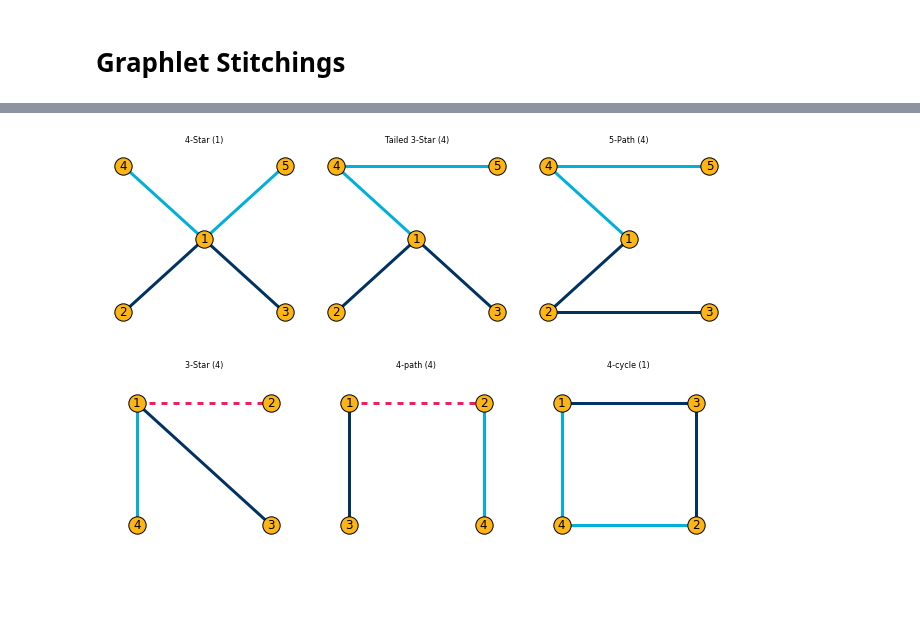
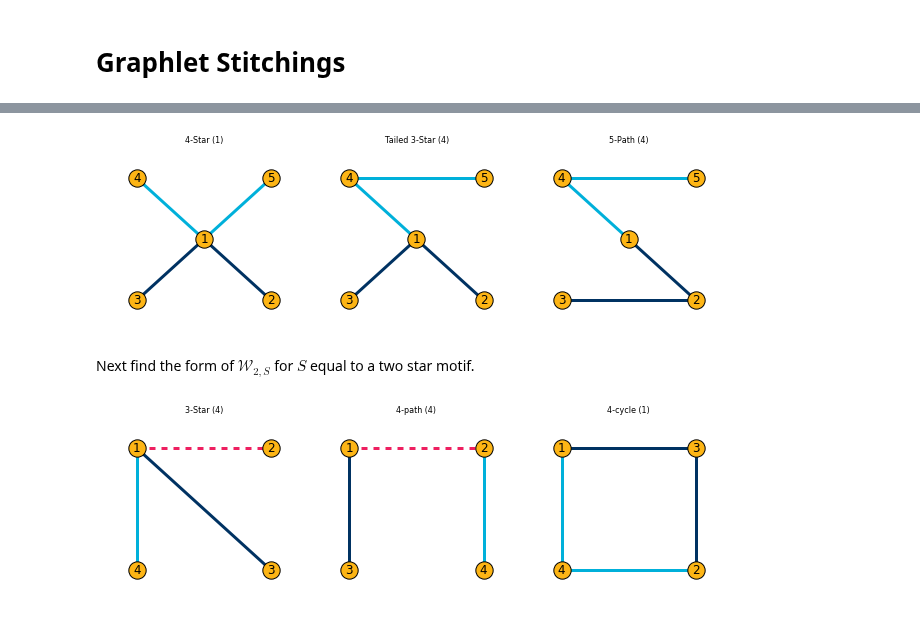
Before and after one commit to bryangraham/short_courses, a Jupyter notebook: CORE_Winter_School/Notebooks/CORE_Notebook_3.ipynb, the cells around one changed output, grey strips where cells are left out. Drawn from its saved outputs; the diff is of its cells as text; code cells hidden in the pictures; blank space fills up the shorter version.

```diff
--- a/CORE_Winter_School/Notebooks/CORE_Notebook_3.ipynb
+++ b/CORE_Winter_School/Notebooks/CORE_Notebook_3.ipynb
@@ -264,9 +271,9 @@ for tetrad in range(0,len(tetrad_isomorphisms)):
 #- common.                           -#
 #-------------------------------------#
 
-#--------------------------------------------------#
-#- CASE: T,U equals S = two star triad with q = 1 -#
-#--------------------------------------------------#
+#----------------------------------------------------#
+#- CASE 1: T,U equals S = two star triad with q = 1 -#
+#----------------------------------------------------#
 
 # Node lists for T and U with q nodes in common
 T_nodes = [1,2,3]
@@ -284,6 +291,7 @@ W_q_set    = []
 # Form initial list of possible W_q wirings
 # Loop over all pairs of T and U wirings and join
 # edge lists to create a W_q Graph if valid to do so
+# NOTE: with q = 1, all possible joinings are valid; no need to check additional conditions in definition
 for T in T_iso:
     for U in U_iso:
         W_q = nx.Graph()
@@ -310,35 +318,37 @@ W_q1_names = ["4-Star (1)", "Tailed 3-Star (4)", "5-Path (4)"]
 
 W_q1_twostar_fig = plt.figure(figsize=(9, 3))
 
 # Unions of asymmetic dyad graphlets defined on three nodes (i.e., one node in common)
 # Position Nodes
-node_pos = {1: [0,0], 2: [-2,-2], 3: [2,-2], 4: [-2,2], 5: [2,2]}
+node_pos = {4: [0,2], 5: [2,2], 2: [2,0], 3: [0,0], 1: [1,1]}
 
 for w in range(0,len(W_q_set)):
     ax = 'ax'+str(w)
     ax = W_q1_twostar_fig.add_subplot(1,3,w+1)
 
     # Get colors and styles for edges
     edges, colors = zip(*nx.get_edge_attributes(W_q_set[w],'color').items())
     edges, styles = zip(*nx.get_edge_attributes(W_q_set[w],'style').items())
 
     # Draw current wiring
     nx.draw_networkx(W_q_set[w], pos = node_pos, with_labels=True, node_color='#FDB515', node_size = 300, \
                      edgelist=edges, edge_color=colors, style=styles, width=3, arrows=True)
 
     plt.axis('off')
-    ax.axes.set_xlim([-2.5,2.5])
-    ax.axes.set_ylim([-2.5,2.5])
+    ax.axes.set_xlim([-0.5,2.5])
+    ax.axes.set_ylim([-0.5,2.5])
     ax.axes.get_xaxis().set_visible(False)
     ax.axes.get_yaxis().set_visible(False)
 
     # Add title
     plt.title(W_q1_names[w], fontsize=8)
 
 
 # Save result
 plt.tight_layout()
 plt.savefig(graphics+'W_q1_twostar.png', bbox_inches='tight', dpi=500)
 # %% [output]
-[figure, old version]
+[figure, new version]
+# %% [markdown]
+Next find the form of $ \mathcal{W}_{2,S} $ for $ S $ equal to a two star motif.
 # %%
```
Also changed, not shown: parts of 10 cells of this notebook, 6 other files.
